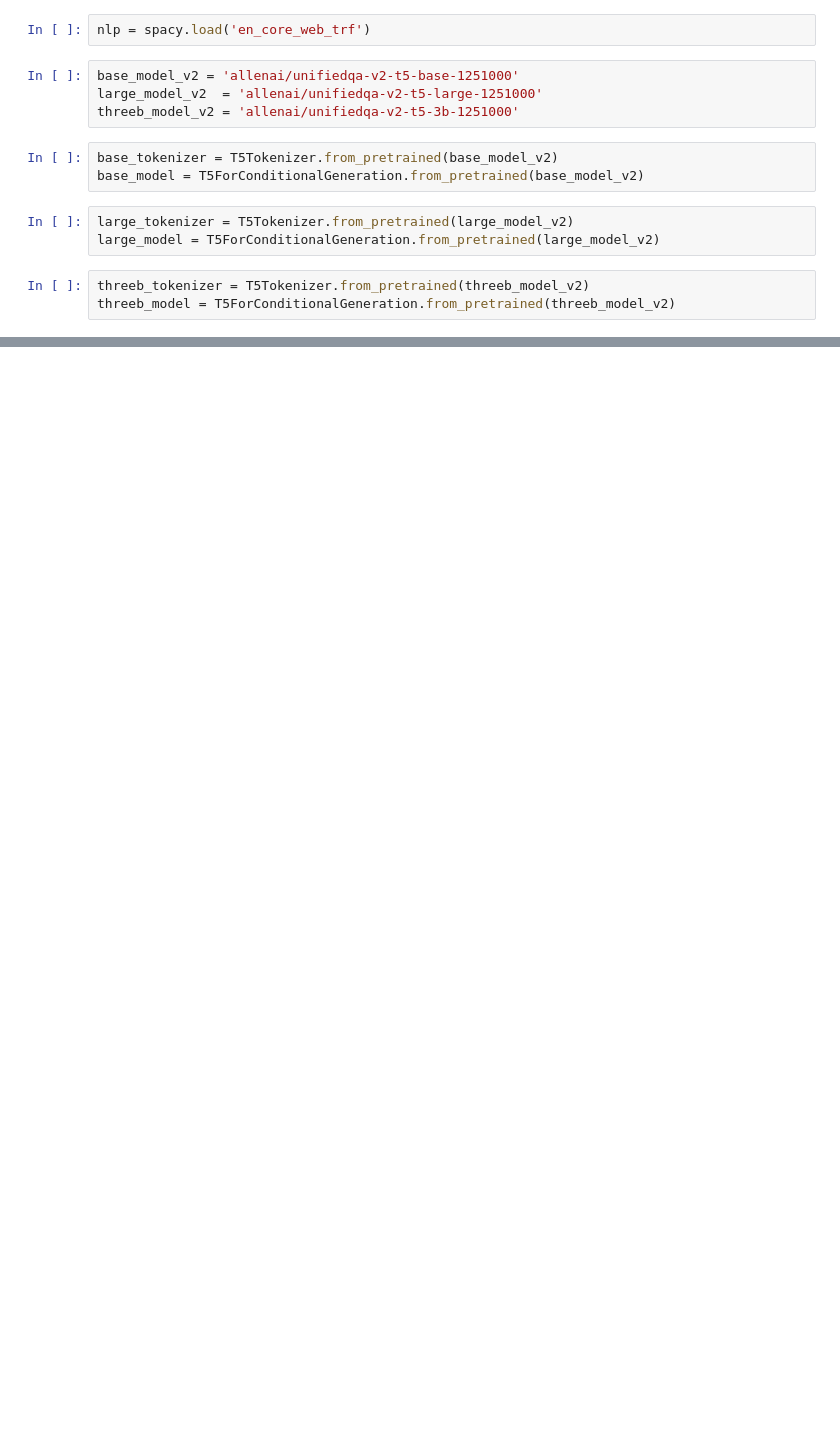
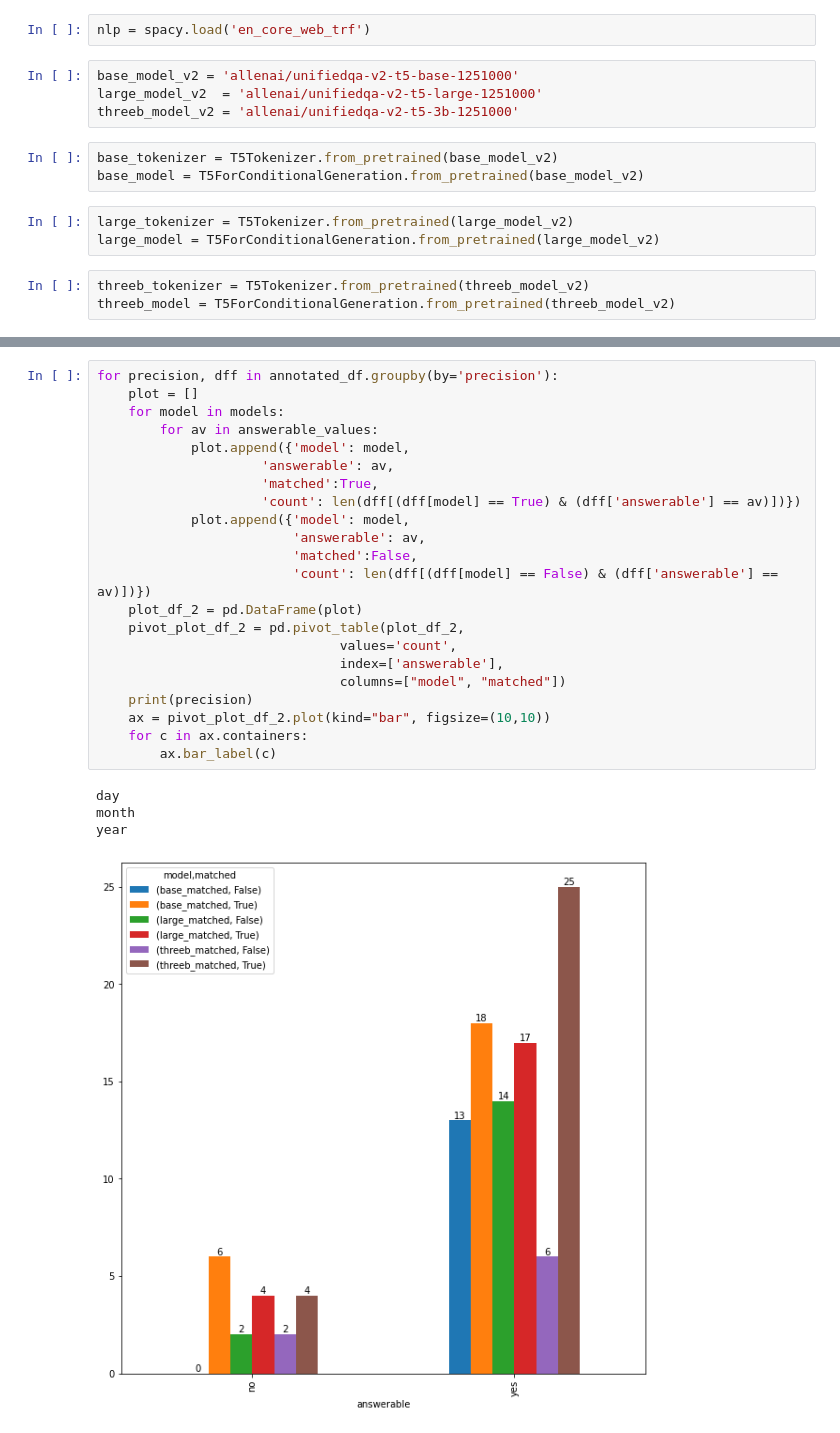
Before and after one commit to usc-isi-i2/time-qualifier-prediction, a Jupyter notebook: notebooks/different-unified-qa-models.ipynb, the cells around one changed output, grey strips where cells are left out. Drawn from its saved outputs; the diff is of its cells as text; blank space fills up the shorter version.

```diff
--- a/notebooks/different-unified-qa-models.ipynb
+++ b/notebooks/different-unified-qa-models.ipynb
@@ -162,0 +185,27 @@ large_answers  = run_unified_qa(large_tokenizer, large_model)
+# %%
+for precision, dff in annotated_df.groupby(by='precision'):
+    plot = []
+    for model in models:
+        for av in answerable_values:
+            plot.append({'model': model,
+                     'answerable': av,
+                     'matched':True,
+                     'count': len(dff[(dff[model] == True) & (dff['answerable'] == av)])})
+            plot.append({'model': model,
+                         'answerable': av,
+                         'matched':False,
+                         'count': len(dff[(dff[model] == False) & (dff['answerable'] == av)])})
+    plot_df_2 = pd.DataFrame(plot)
+    pivot_plot_df_2 = pd.pivot_table(plot_df_2,
+                               values='count',
+                               index=['answerable'],
+                               columns=["model", "matched"])
+    print(precision)
+    ax = pivot_plot_df_2.plot(kind="bar", figsize=(10,10))
+    for c in ax.containers:
+        ax.bar_label(c)
+# %% [output]
+day
+month
+year
+[figure, added]
```
Also changed, not shown: parts of 33 cells of this notebook, 5 other files.
